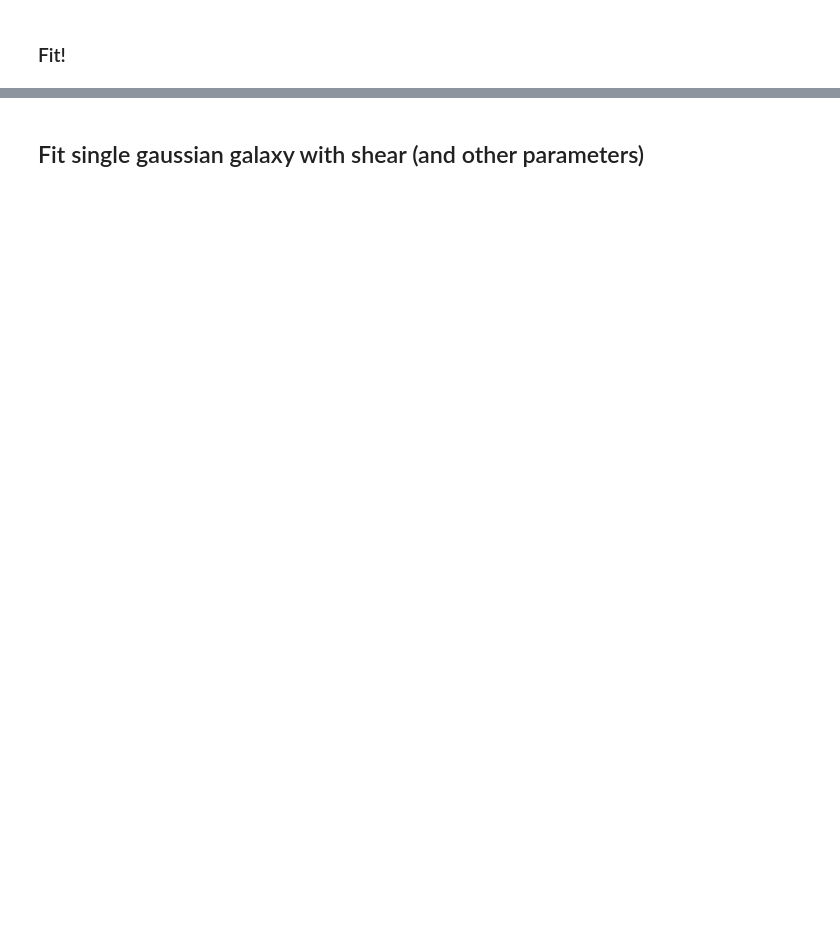
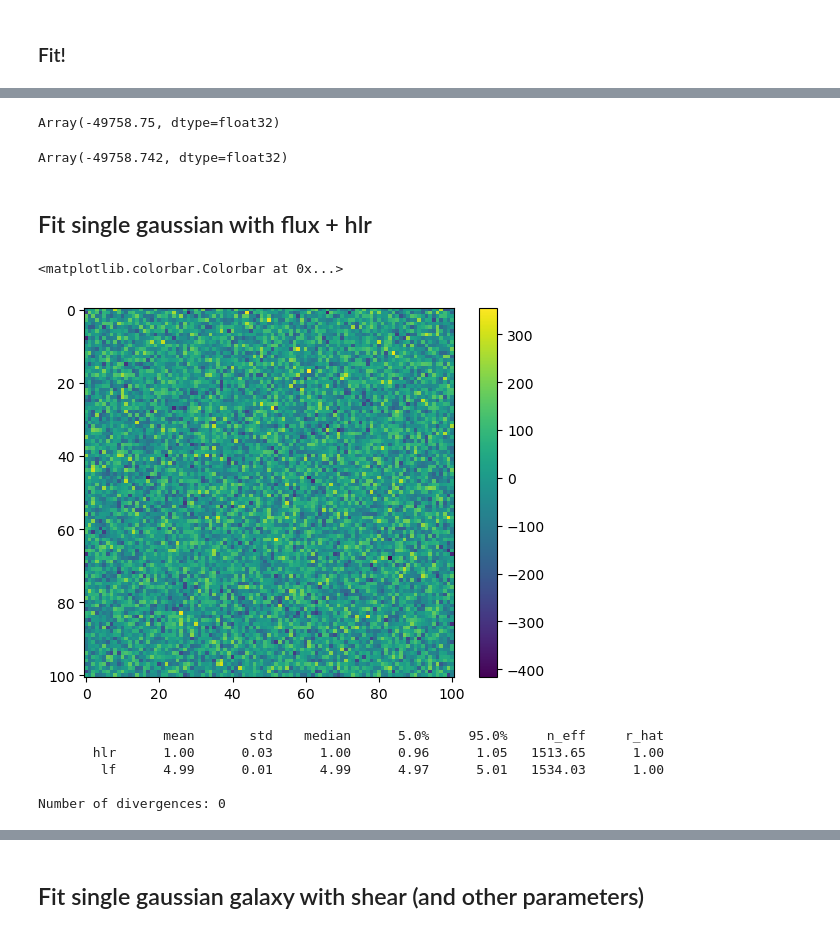
Before and after one commit to LSSTDESC/BPD, a Jupyter notebook: fit-single.ipynb, the cells around one changed output, grey strips where cells are left out. Cells and saved outputs as stored; diff of their text form; code cells hidden in the pictures; blank space fills up the shorter version.

```diff
--- a/fit-single.ipynb
+++ b/fit-single.ipynb
@@ -32,7 +34,7 @@ from jax import random
 # %% [markdown]
 ### global params
 # %%
-PSF_HLR = 1.2
+PSF_HLR = 0.7
 PIXEL_SCALE = 0.2
 SLEN = 101
 BACKGROUND = 1e3
@@ -123,0 +114,54 @@ fig = c.plotter.plot(truth={'f':1e5})
+# %%
+dist.Normal(draw_gal(TRUE_FLUX), jnp.sqrt(BACKGROUND)).log_prob(TRUE_IMAGE).sum() # max
+# %% [output]
+Array(-49758.75, dtype=float32)
+# %%
+mean_params = {k:jnp.array([jnp.mean(v)]) for k,v in mcmc.get_samples().items()}
+dist.Normal(draw_gal(**mean_params), jnp.sqrt(BACKGROUND)).log_prob(TRUE_IMAGE).sum()
+# %% [output]
+Array(-49758.742, dtype=float32)
+# %% [markdown]
+## Fit single gaussian with flux + hlr
+# %%
+PSF_HLR = 0.7
+PIXEL_SCALE = 0.2
+SLEN = 101
+BACKGROUND = 1e4
+NOISE = 1
+
+# galaxy
+TRUE_HLR = 1.0
+LOG_TRUE_FLUX = 5
+TRUE_FLUX = 10**LOG_TRUE_FLUX
+
+#params
+TRUE_PARAMS = {'lf': LOG_TRUE_FLUX, 'hlr': TRUE_HLR}
+TRUE_PARAMS_ARR = {k:jnp.array([v]) for k,v in TRUE_PARAMS.items()}
+# %%
+# get true image
+def _draw_gal(noise=NOISE):
+    gal = _galsim.Gaussian(flux=TRUE_FLUX, half_light_radius=TRUE_HLR)
+    psf = _galsim.Gaussian(flux=1., half_light_radius=PSF_HLR)
+    gal_conv = _galsim.Convolve([gal, psf])
+    gal_conv = gal_conv.drawImage(nx=SLEN,ny=SLEN,scale=PIXEL_SCALE)
+    im = gal_conv.array
+    im += np.random.randn(*im.shape) * np.sqrt(BACKGROUND) * noise
+    return im
+# %%
+GSPARAMS = galsim.GSParams(minimum_fft_size=512, maximum_fft_size=512)
+
+@jax.jit
+def draw_gal(lf, hlr):
+    gal = galsim.Gaussian(flux=10**lf, half_light_radius=hlr)
+    psf = galsim.Gaussian(flux=1., half_light_radius=PSF_HLR)
+    gal_conv = galsim.Convolve([gal, psf]).withGSParams(GSPARAMS)
+    image = gal_conv.drawImage(nx=SLEN,ny=SLEN,scale=PIXEL_SCALE)
+    return image.array
+# %%
+# check error is very small on true thingies
+arr = _draw_gal() - draw_gal(**TRUE_PARAMS_ARR)
+plt.imshow(arr)
+plt.colorbar()
+# %% [output]
+<matplotlib.colorbar.Colorbar at 0x...>
+[figure, added]
@@ -123,0 +183,8 @@ fig = c.plotter.plot(truth={'f':1e5})
+# %%
+mcmc.print_summary()
+# %% [output]
+                mean       std    median      5.0%     95.0%     n_eff     r_hat
+       hlr      1.00      0.03      1.00      0.96      1.05   1513.65      1.00
+        lf      4.99      0.01      4.99      4.97      5.01   1534.03      1.00
+
+Number of divergences: 0
```
Also changed, not shown: parts of 34 cells of this notebook.
